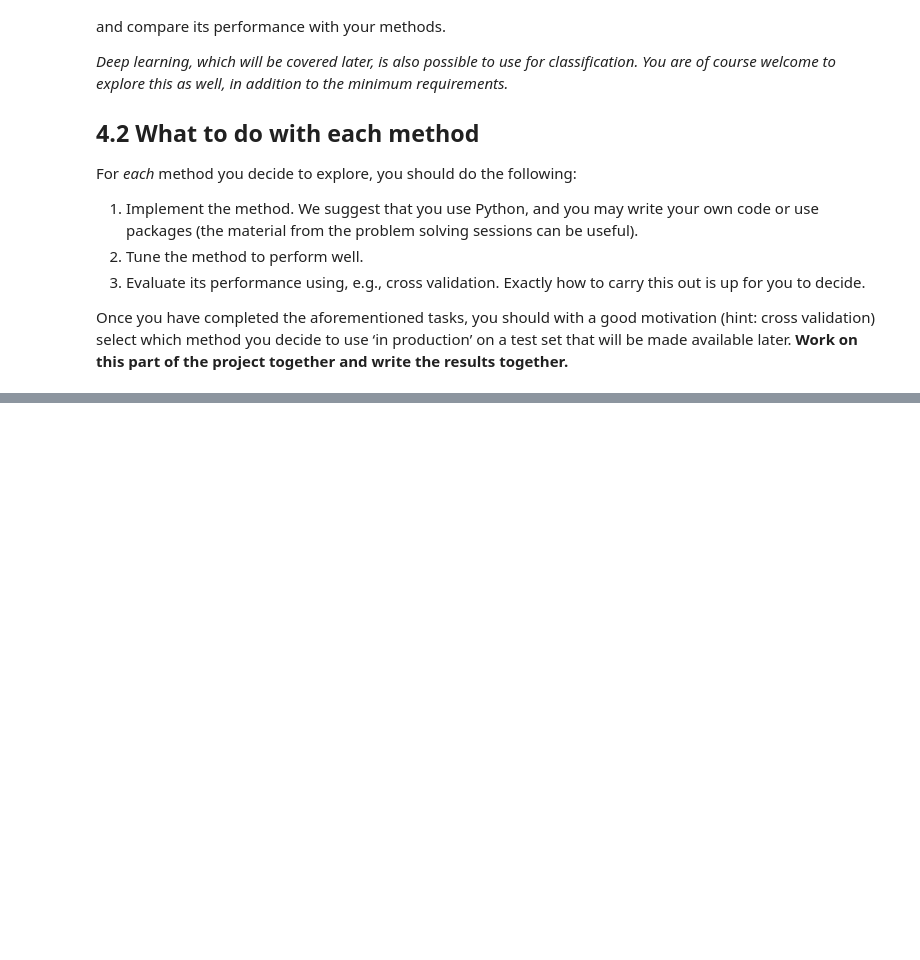
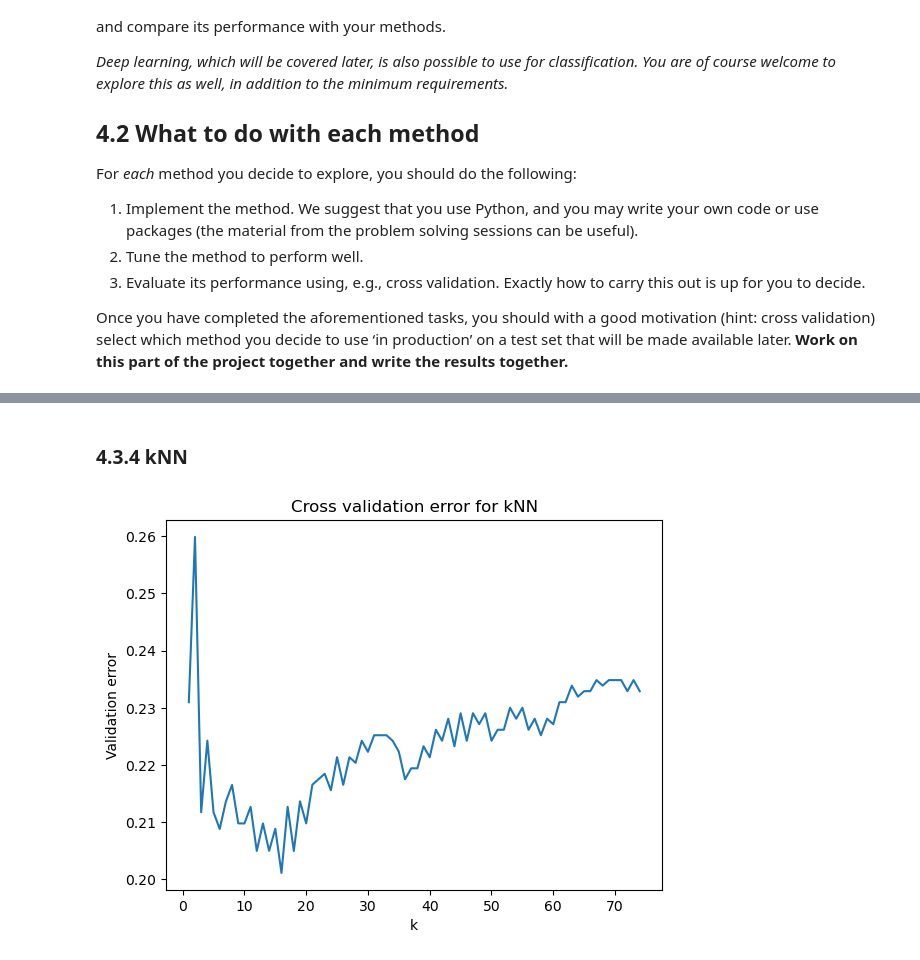
Before and after one commit to emiresenov/StatML-G37, a Jupyter notebook: GroupProject.ipynb, the cells around one changed output, grey strips where cells are left out. Saved outputs shown, nothing was run; the diff lists cells and outputs as text; code cells hidden in the pictures; blank space fills up the shorter version.

```diff
--- a/GroupProject.ipynb
+++ b/GroupProject.ipynb
@@ -153,0 +230,12 @@ available later. **Work on this part of the project together and write the resul
+# %% [markdown]
+### 4.3.4 kNN
+# %%
+K = np.arange(1,75)
+misclassification = crossValidation(K, model_n = 2)
+plt.plot(K, misclassification)
+plt.title('Cross validation error for kNN')
+plt.xlabel('k')
+plt.ylabel('Validation error')
+plt.show()
+# %% [output]
+[figure, added]
```
Also changed, not shown: parts of 17 cells of this notebook.
